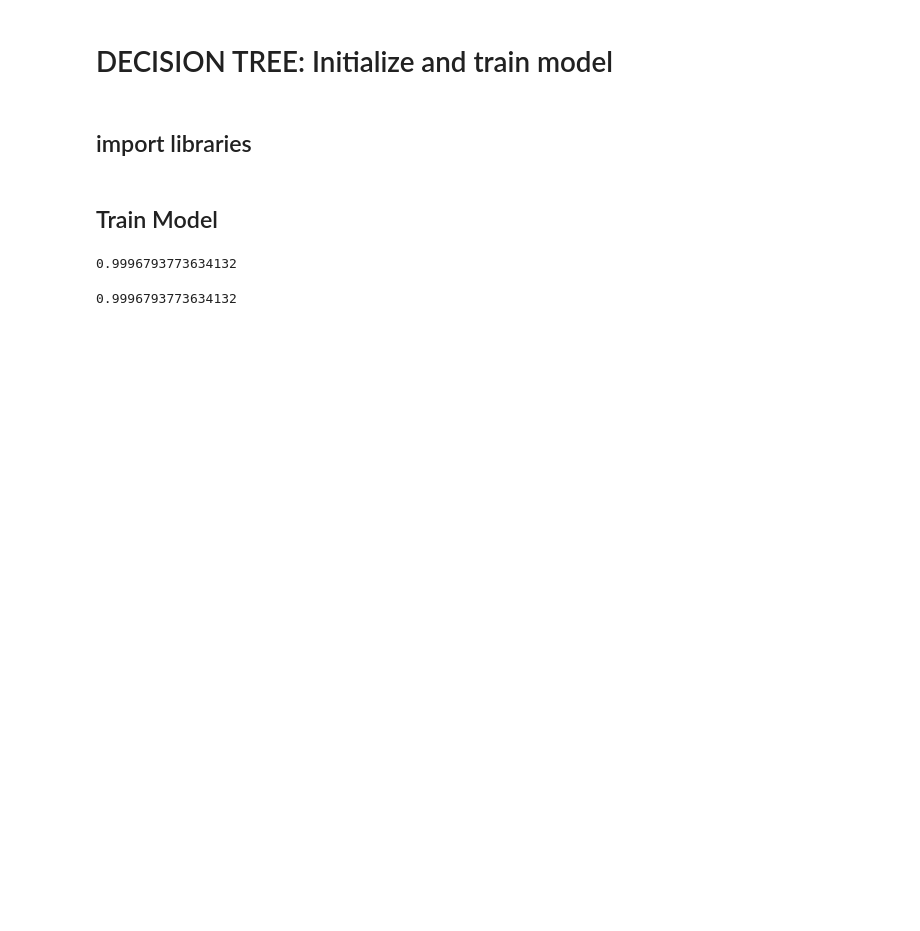
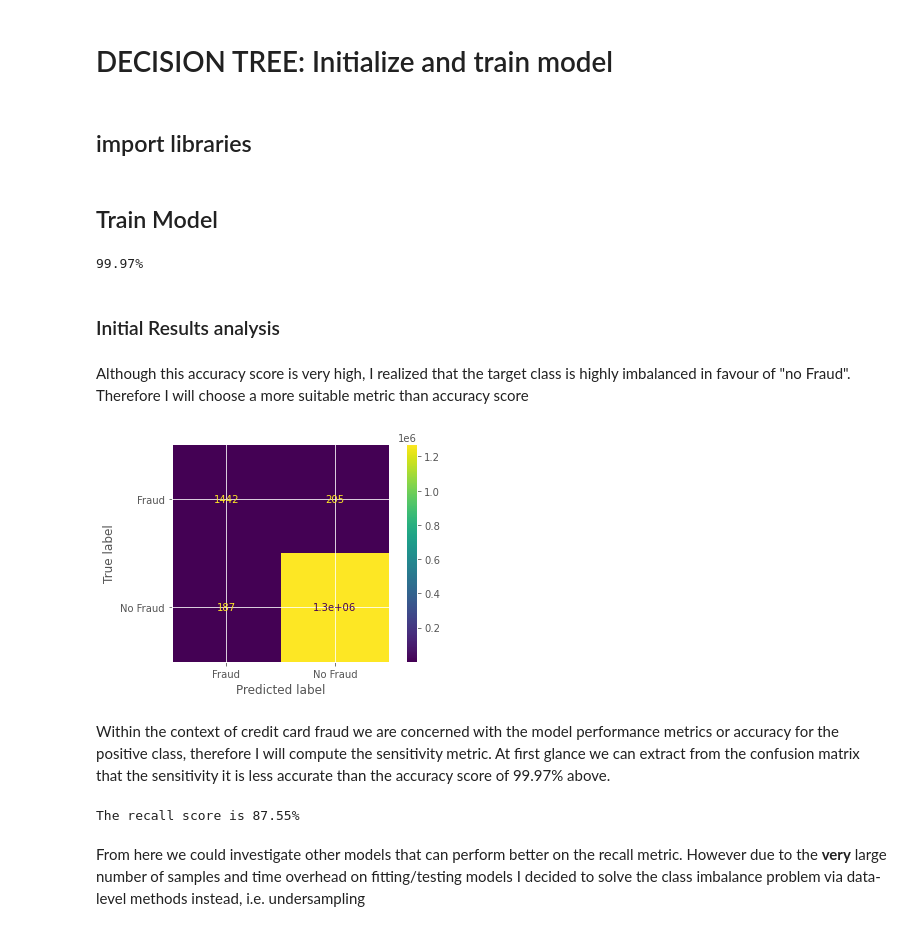
Before and after one commit to yazanattar99/creditCardFraudDetection, a Jupyter notebook: src/main.ipynb, the cells around one changed output. Saved outputs shown, nothing was run; the diff lists cells and outputs as text; code cells hidden in the pictures; blank space fills up the shorter version.

Commit message:
Computed recall metric and performed initial result analysis

```diff
--- a/src/main.ipynb
+++ b/src/main.ipynb
@@ -209,11 +215,24 @@ from sklearn.metrics import accuracy_score
 # %%
 model = DecisionTreeClassifier()
 model.fit(X_train,y_train)
-print(model.score(X_test,y_test))
+print(f"{model.score(X_test,y_test)*100:.2f}%")
 # %% [output]
-0.9996793773634132
+99.97%
-# %%
-acc = accuracy_score(y_test,  model.predict(X_test))
-print(acc)
-# %% [output]
-0.9996793773634132
+# %% [markdown]
+### Initial Results analysis
+# %% [markdown]
+Although this accuracy score is very high, I realized that the target class is highly imbalanced in favour of "no Fraud". Therefore I will choose a more suitable metric than accuracy score
+# %%
+# First we can take a look at the confusion matrix
+plot_confusion_matrix(model, X_test,y_test)
+plt.show()
+# %% [output]
+[figure, added]
+# %% [markdown]
+Within the context of credit card fraud we are concerned with the model performance metrics or accuracy for the positive class, therefore I will compute the sensitivity metric. At first glance we can extract from the confusion matrix that the sensitivity it is less accurate than the accuracy score of 99.97% above.
+# %%
+print(f"The recall score is {recall_score(y_true=y_test,  y_pred=model.predict(X_test),pos_label='Fraud')*100:.2f}%")
+# %% [output]
+The recall score is 87.55%
+# %% [markdown]
+From here we could investigate other models that can perform better on the recall metric. However due to the **very** large number of samples and time overhead on fitting/testing models I decided to solve the class imbalance problem via data-level methods instead, i.e. undersampling
```
Also changed, not shown: parts of 10 cells of this notebook.
